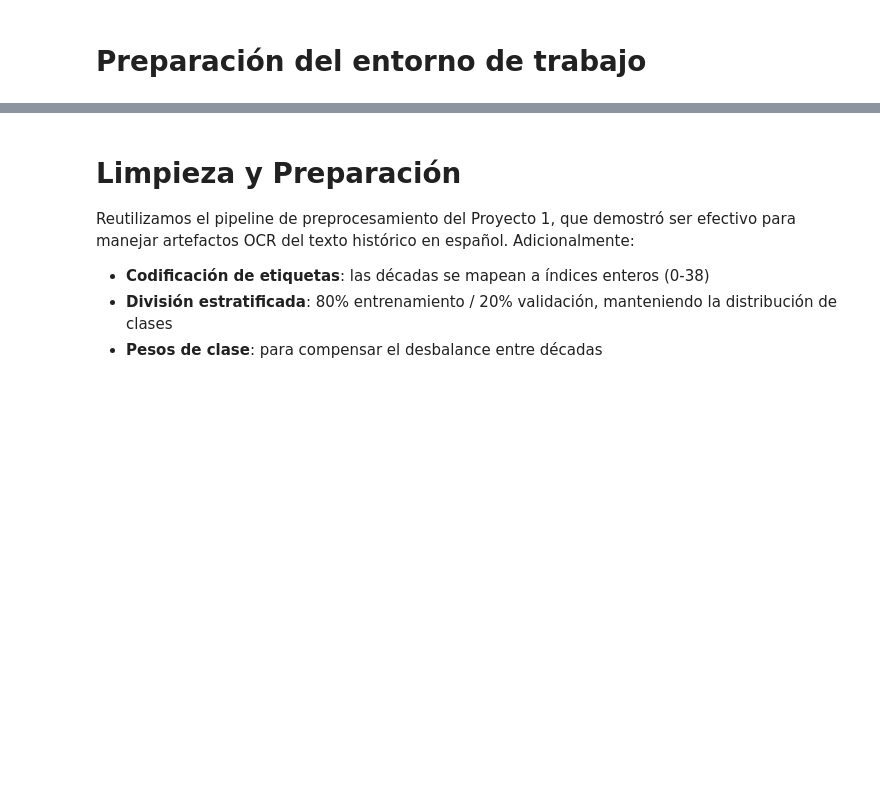
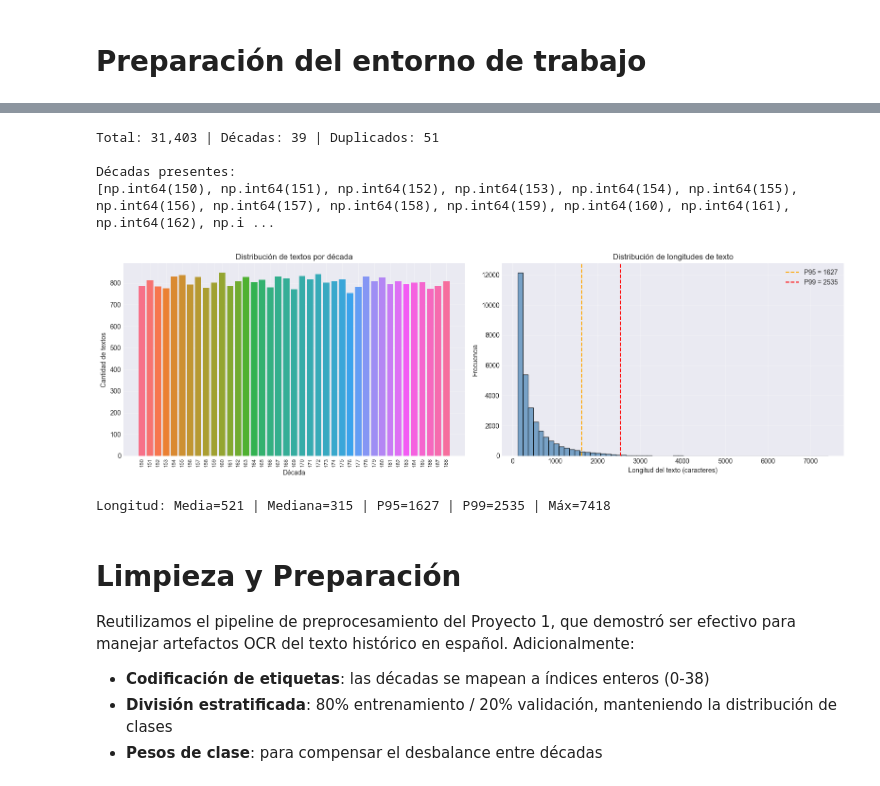
Before and after one commit to ML-2026-10/P2-DeepLearning, a Jupyter notebook: 6666-bts-proy2.ipynb, the cells around one changed output, grey strips where cells are left out. Drawn from its saved outputs; the diff is of its cells as text; code cells hidden in the pictures; blank space fills up the shorter version.

```diff
--- a/6666-bts-proy2.ipynb
+++ b/6666-bts-proy2.ipynb
@@ -56,7 +104,42 @@ print(f"Train: {train_data.shape} | Eval: {eval_data.shape}")
 # %%
-# Quick EDA
-
-print(f"Total: {len(train_data):,} | Décadas: {len(train_data['decade'].unique())} | Duplicados: {train_data['text'].duplicated().sum()}")
+print(f'Total: {len(train_data):,} | Décadas: {len(train_data["decade"].unique())} | Duplicados: {train_data["text"].duplicated().sum()}')
+print(f'\nDécadas presentes:\n{sorted(train_data["decade"].unique())}')
+# %% [output]
+Total: 31,403 | Décadas: 39 | Duplicados: 51
+
+Décadas presentes:
+[np.int64(150), np.int64(151), np.int64(152), np.int64(153), np.int64(154), np.int64(155), np.int64(156), np.int64(157), np.int64(158), np.int64(159), np.int64(160), np.int64(161), np.int64(162), np.i ...
+# %%
+fig, axes = plt.subplots(1, 2, figsize=(16, 5))
+
+# Distribución de clases por década
+decade_counts = train_data['decade'].value_counts().sort_index()
+axes[0].bar(range(len(decade_counts)), decade_counts.values, color=sns.color_palette('husl', len(decade_counts)))
+axes[0].set_xticks(range(len(decade_counts)))
+axes[0].set_xticklabels([str(d) for d in decade_counts.index], rotation=90, fontsize=8)
+axes[0].set_xlabel('Década')
+axes[0].set_ylabel('Cantidad de textos')
+axes[0].set_title('Distribución de textos por década')
+
+# Distribución de longitudes de texto
+text_lengths = train_data['text'].str.len()
+axes[1].hist(text_lengths, bins=60, color='steelblue', alpha=0.7, edgecolor='black')
+p95 = text_lengths.quantile(0.95)
+p99 = text_lengths.quantile(0.99)
+axes[1].axvline(p95, color='orange', linestyle='--', label=f'P95 = {p95:.0f}')
+axes[1].axvline(p99, color='red',    linestyle='--', label=f'P99 = {p99:.0f}')
+axes[1].set_xlabel('Longitud del texto (caracteres)')
+axes[1].set_ylabel('Frecuencia')
+axes[1].set_title('Distribución de longitudes de texto')
+axes[1].legend()
+
+plt.tight_layout()
+plt.show()
+
+print(f'Longitud: Media={text_lengths.mean():.0f} | Mediana={text_lengths.median():.0f} | P95={p95:.0f} | P99={p99:.0f} | Máx={text_lengths.max():.0f}')
+# %% [output]
+[figure, added]
+Longitud: Media=521 | Mediana=315 | P95=1627 | P99=2535 | Máx=7418
 # %% [markdown]
 # Limpieza y Preparación
 
```
Also changed, not shown: parts of 59 cells of this notebook.
